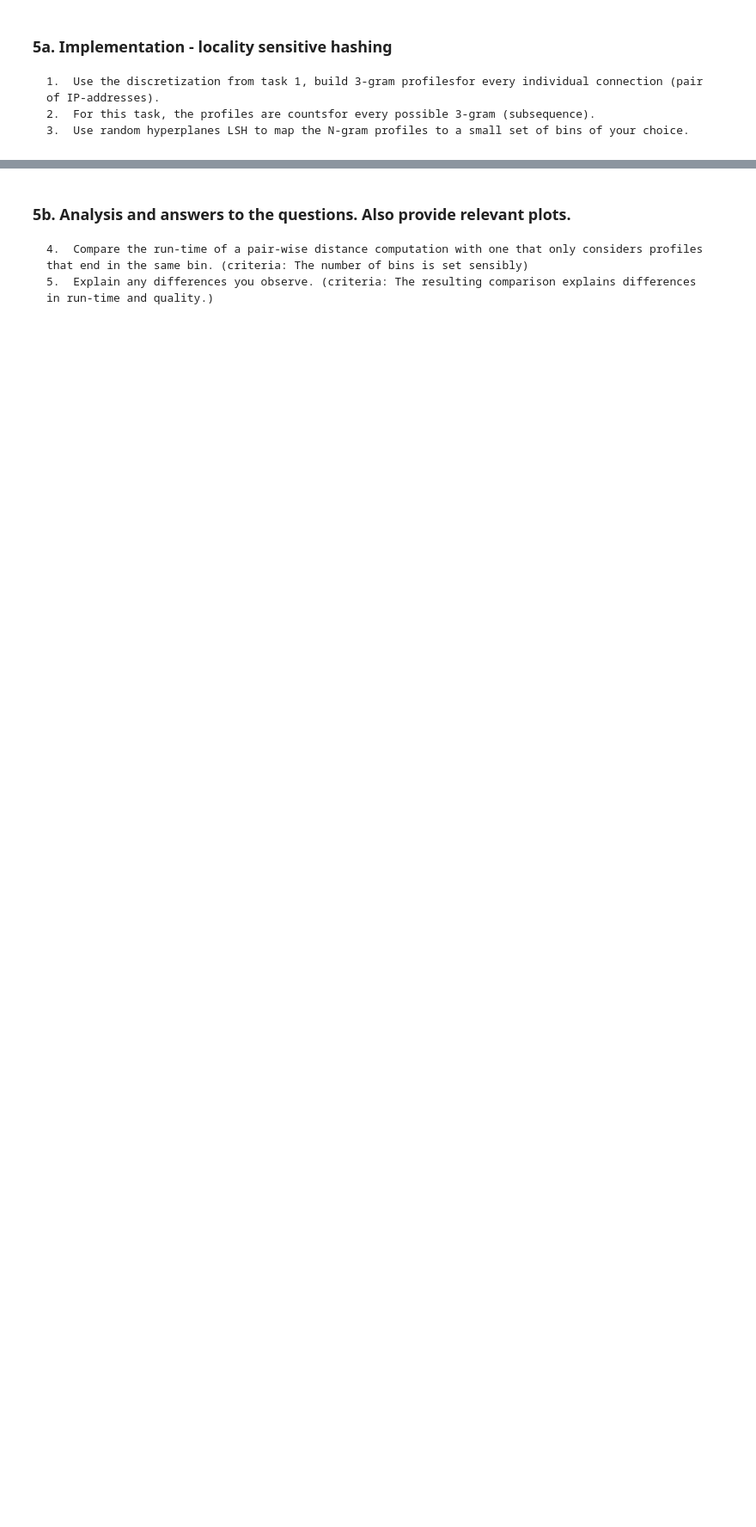
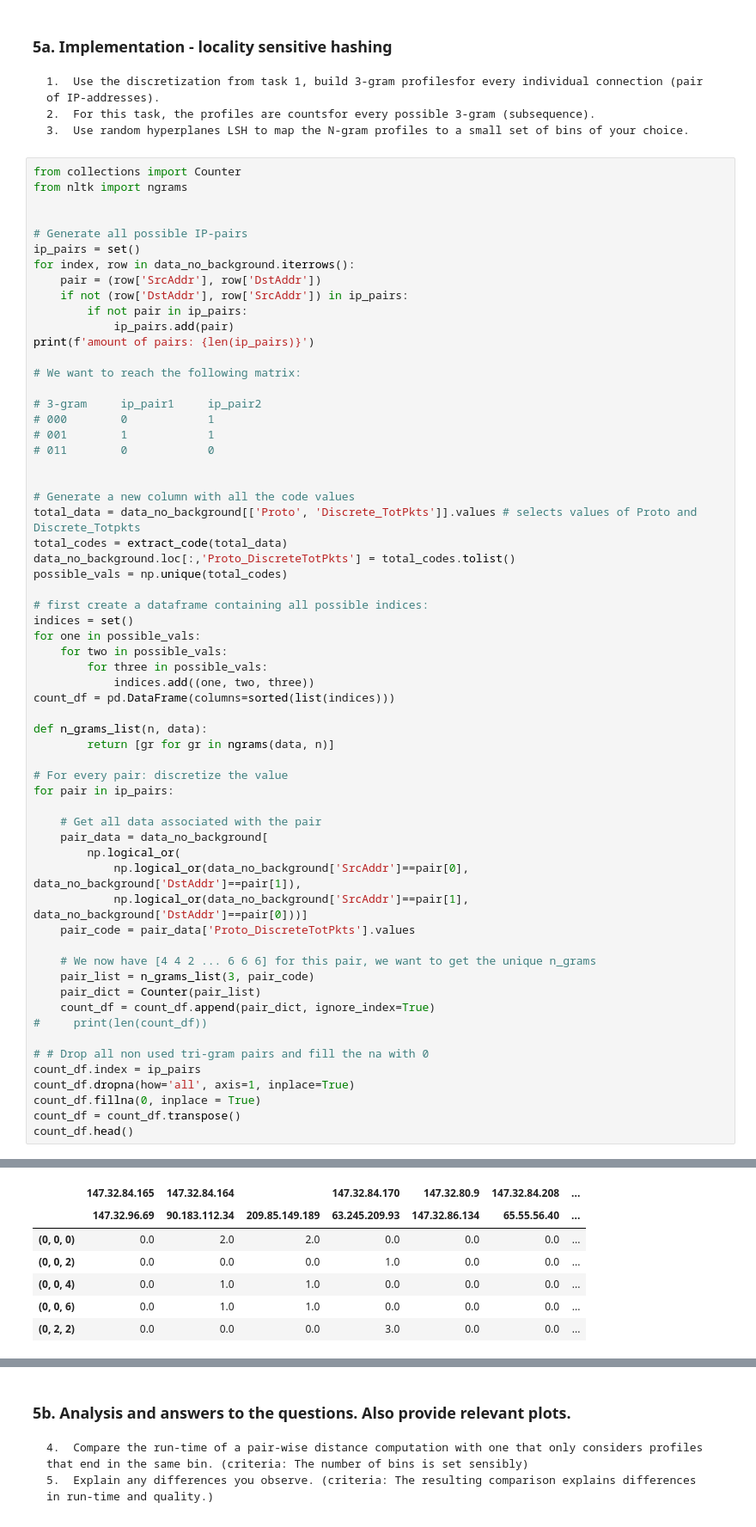
Before and after one commit to mennobo/cda_2_3_4, a Jupyter notebook: Assignment_3/Lab3 (2).ipynb, the cells around one changed output, grey strips where cells are left out. Shown at 86% size. Drawn from its saved outputs; the diff is of its cells as text; blank space fills up the shorter version.

```diff
--- a/Assignment_3/Lab3 (2).ipynb
+++ b/Assignment_3/Lab3 (2).ipynb
@@ -645,3 +1131,65 @@ Implement locality sensitive hashing using random hyperplanes as explained in th
     1.	Use the discretization from task 1, build 3-gram profilesfor every individual connection (pair of IP-addresses).
 	2.	For this task, the profiles are countsfor every possible 3-gram (subsequence).
 	3.	Use random hyperplanes LSH to map the N-gram profiles to a small set of bins of your choice.
+# %%
+from collections import Counter
+from nltk import ngrams
+
+
+# Generate all possible IP-pairs
+ip_pairs = set()
+for index, row in data_no_background.iterrows():
+    pair = (row['SrcAddr'], row['DstAddr'])
+    if not (row['DstAddr'], row['SrcAddr']) in ip_pairs:
+        if not pair in ip_pairs:
+            ip_pairs.add(pair)
+print(f'amount of pairs: {len(ip_pairs)}')
+
+# We want to reach the following matrix:
+
+# 3-gram     ip_pair1     ip_pair2
+# 000        0            1
+# 001        1            1
+# 011        0            0
+
+
+# Generate a new column with all the code values
+total_data = data_no_background[['Proto', 'Discrete_TotPkts']].values # selects values of Proto and Discrete_Totpkts
+total_codes = extract_code(total_data)
+data_no_background.loc[:,'Proto_DiscreteTotPkts'] = total_codes.tolist()
+possible_vals = np.unique(total_codes)
+
+# first create a dataframe containing all possible indices:
+indices = set()
+for one in possible_vals:
+    for two in possible_vals:
+        for three in possible_vals:
+            indices.add((one, two, three))
+count_df = pd.DataFrame(columns=sorted(list(indices)))
+
+def n_grams_list(n, data):
+        return [gr for gr in ngrams(data, n)]
+
+# For every pair: discretize the value
+for pair in ip_pairs:
+
+    # Get all data associated with the pair
+    pair_data = data_no_background[
+        np.logical_or(
+            np.logical_or(data_no_background['SrcAddr']==pair[0], data_no_background['DstAddr']==pair[1]),
+            np.logical_or(data_no_background['SrcAddr']==pair[1], data_no_background['DstAddr']==pair[0]))]
+    pair_code = pair_data['Proto_DiscreteTotPkts'].values
+
+    # We now have [4 4 2 ... 6 6 6] for this pair, we want to get the unique n_grams
+    pair_list = n_grams_list(3, pair_code)
+    pair_dict = Counter(pair_list)
+    count_df = count_df.append(pair_dict, ignore_index=True)
+#     print(len(count_df))
+
+# # Drop all non used tri-gram pairs and fill the na with 0
+count_df.index = ip_pairs
+count_df.dropna(how='all', axis=1, inplace=True)
+count_df.fillna(0, inplace = True)
+count_df = count_df.transpose()
+count_df.head()
+# %% [output]
@@ -647,0 +1202,7 @@ Implement locality sensitive hashing using random hyperplanes as explained in th
+|  | 147.32.84.165 | 147.32.84.164 |  | 147.32.84.170 | 147.32.80.9 | 147.32.84.208 | ... |
+|  | 147.32.96.69 | 90.183.112.34 | 209.85.149.189 | 63.245.209.93 | 147.32.86.134 | 65.55.56.40 | ... |
+| (0, 0, 0) | 0.0 | 2.0 | 2.0 | 0.0 | 0.0 | 0.0 | ... |
+| (0, 0, 2) | 0.0 | 0.0 | 0.0 | 1.0 | 0.0 | 0.0 | ... |
+| (0, 0, 4) | 0.0 | 1.0 | 1.0 | 0.0 | 0.0 | 0.0 | ... |
+| (0, 0, 6) | 0.0 | 1.0 | 1.0 | 0.0 | 0.0 | 0.0 | ... |
+| (0, 2, 2) | 0.0 | 0.0 | 0.0 | 3.0 | 0.0 | 0.0 | ... |
```
Also changed, not shown: parts of 47 cells of this notebook, 1 other file.
